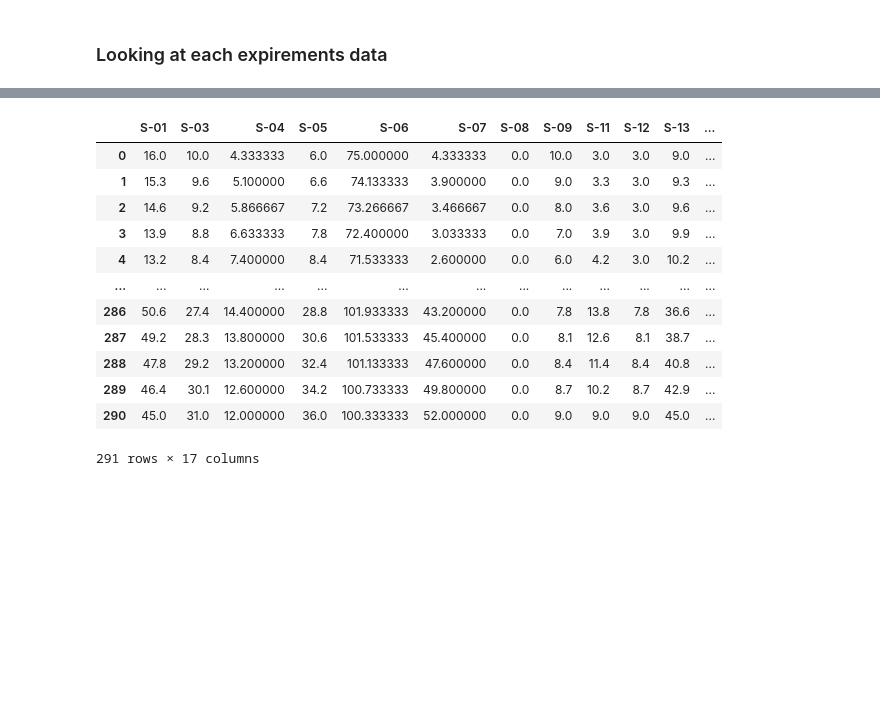
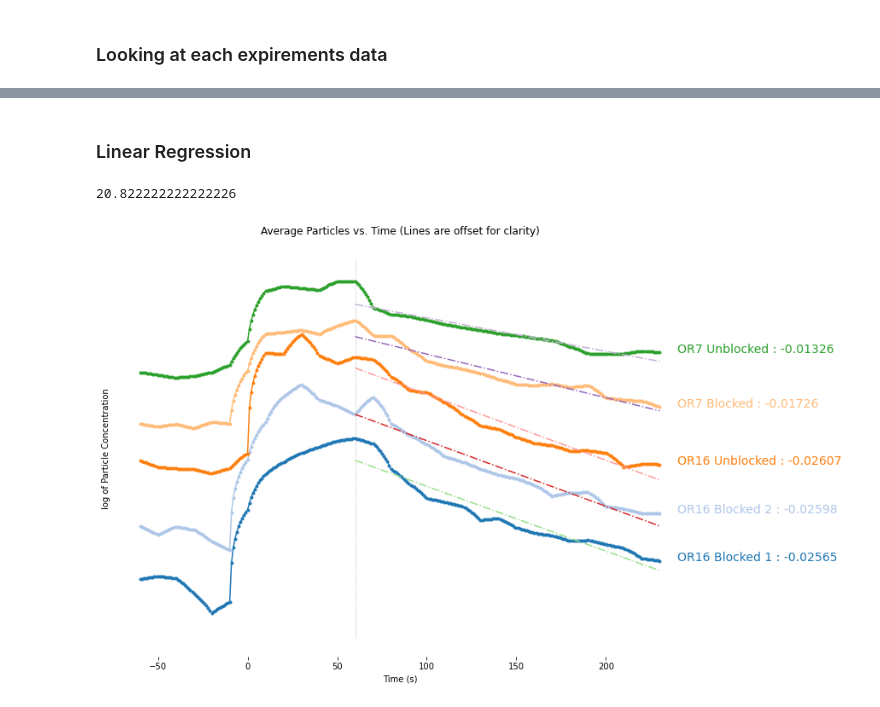
Before and after one commit to rrochlin/UWMedDecember, a Jupyter notebook: Analysis.ipynb, the cells around one changed output, grey strips where cells are left out. Drawn from its saved outputs; the diff is of its cells as text; code cells hidden in the pictures; blank space fills up the shorter version.

```diff
--- a/Analysis.ipynb
+++ b/Analysis.ipynb
@@ -169,16 +188,39 @@ Text(0.5, 1.0, 'Outdoor Sensor Readings vs. Time')
-# %%
-stAvgDf[x]
-# %% [output]
-|  | S-01 | S-03 | S-04 | S-05 | S-06 | S-07 | S-08 | S-09 | S-11 | S-12 | S-13 | ... |
-| 0 | 16.0 | 10.0 | 4.333333 | 6.0 | 75.000000 | 4.333333 | 0.0 | 10.0 | 3.0 | 3.0 | 9.0 | ... |
-| 1 | 15.3 | 9.6 | 5.100000 | 6.6 | 74.133333 | 3.900000 | 0.0 | 9.0 | 3.3 | 3.0 | 9.3 | ... |
-| 2 | 14.6 | 9.2 | 5.866667 | 7.2 | 73.266667 | 3.466667 | 0.0 | 8.0 | 3.6 | 3.0 | 9.6 | ... |
-| 3 | 13.9 | 8.8 | 6.633333 | 7.8 | 72.400000 | 3.033333 | 0.0 | 7.0 | 3.9 | 3.0 | 9.9 | ... |
-| 4 | 13.2 | 8.4 | 7.400000 | 8.4 | 71.533333 | 2.600000 | 0.0 | 6.0 | 4.2 | 3.0 | 10.2 | ... |
-| ... | ... | ... | ... | ... | ... | ... | ... | ... | ... | ... | ... | ... |
-| 286 | 50.6 | 27.4 | 14.400000 | 28.8 | 101.933333 | 43.200000 | 0.0 | 7.8 | 13.8 | 7.8 | 36.6 | ... |
-| 287 | 49.2 | 28.3 | 13.800000 | 30.6 | 101.533333 | 45.400000 | 0.0 | 8.1 | 12.6 | 8.1 | 38.7 | ... |
-| 288 | 47.8 | 29.2 | 13.200000 | 32.4 | 101.133333 | 47.600000 | 0.0 | 8.4 | 11.4 | 8.4 | 40.8 | ... |
-| 289 | 46.4 | 30.1 | 12.600000 | 34.2 | 100.733333 | 49.800000 | 0.0 | 8.7 | 10.2 | 8.7 | 42.9 | ... |
-| 290 | 45.0 | 31.0 | 12.000000 | 36.0 | 100.333333 | 52.000000 | 0.0 | 9.0 | 9.0 | 9.0 | 45.0 | ... |
-291 rows × 17 columns
+# %% [markdown]
+### Linear Regression
+# %%
+yData.values[-1]
+# %% [output]
+20.822222222222226
+# %%
+fig = plt.figure(0,figsize=(12,9))
+ax = plt.subplot(111)
+ax.get_xaxis().tick_bottom()
+ax.get_yaxis().set_ticks([])
+ax.spines["top"].set_visible(False)
+ax.spines["bottom"].set_visible(False)
+ax.spines["right"].set_visible(False)
+ax.spines["left"].set_visible(False)
+ax.set_xlabel('Time (s)')
+ax.set_ylabel('log of Particle Concentration')
+plt.title('Average Particles vs. Time (Lines are offset for clarity)')
+plt.plot([60,60], [0,15], "--", lw=0.5, color="black", alpha=0.3)
+
+for idx,x in enumerate(stAvgDf):
+
+    yData = stAvgDf[x]['Average']
+    xData = indexList[x]
+
+    yPoints = np.log(stAvgDf[x]['Average'][120:])
+    xPoints = np.array([i+60 for i in range(len(y))])
+    m,b = np.polyfit(xPoints,yPoints,1)
+
+    ax.plot([i for i in range(-60,len(yData)-60)],np.log(yData)+idx*2,'.-',color = tableau20[idx],label = x + ': Coefficient  ' + str(round(m,3)) )
+
+    ax.plot(xPoints,m*xPoints+b+idx*2,'-.',color = tableau20[idx+5])
+    y_pos = yPoints.values[-1] + idx*2
+    plt.text(240, y_pos, x + ' : '+str(round(m,5)), fontsize=14, color=tableau20[idx])
+
+# # #For Exporting
+# mpld3.save_html(fig,'ParticleCountsWithFit.html')
+# %% [output]
+[figure, added]
```
Also changed, not shown: parts of 9 cells of this notebook, 1 other file.
